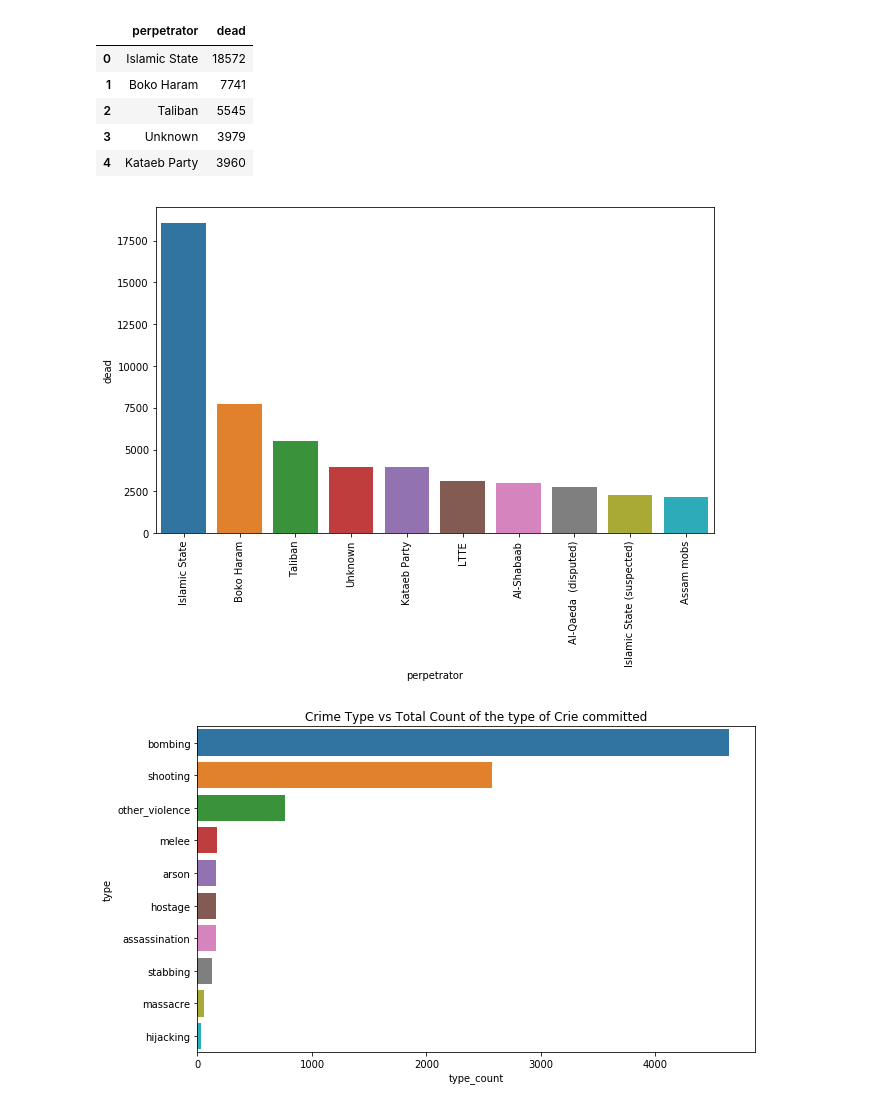
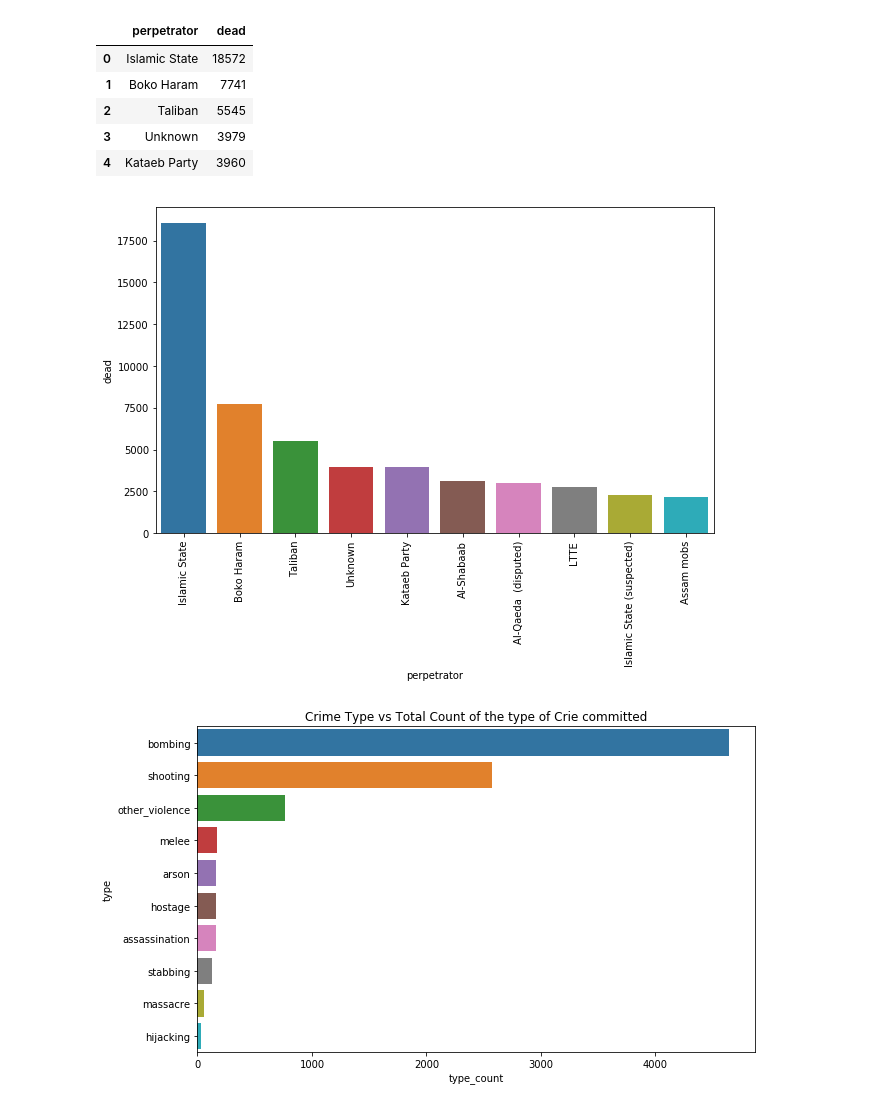
Before and after one commit to SupChanda/Predicting-perpetrators-of-global-terrorism, a Jupyter notebook: joseph.ipynb, the cells around one changed output. Saved outputs shown, nothing was run; the diff lists cells and outputs as text; code cells hidden in the pictures.

```diff
--- a/joseph.ipynb
+++ b/joseph.ipynb
@@ -32,11 +32,11 @@ perpetrators.head()
 | 4 | Kataeb Party | 3960 |
 # %%
 plt.figure(figsize=(10,6))
-sns.barplot(x=Perpetrators['perpetrator'][0:10],y=perpetrators['dead'][0:100])
+sns.barplot(x=perpetrators['perpetrator'][0:10],y=perpetrators['dead'][0:100])
 plt.xticks(rotation=90)
 plt.show()
 # %% [output]
-[figure, old version]
+[figure, new version]
 # %%
 #Perpetrators_Pivot = pd.pivot_table(TerrorDTframe,values=['Dead'],index=['Perpetrators'],aggfunc=np.sum)
 #Perpetrators_Pivot
```
Also changed, not shown: parts of 4 cells of this notebook.
